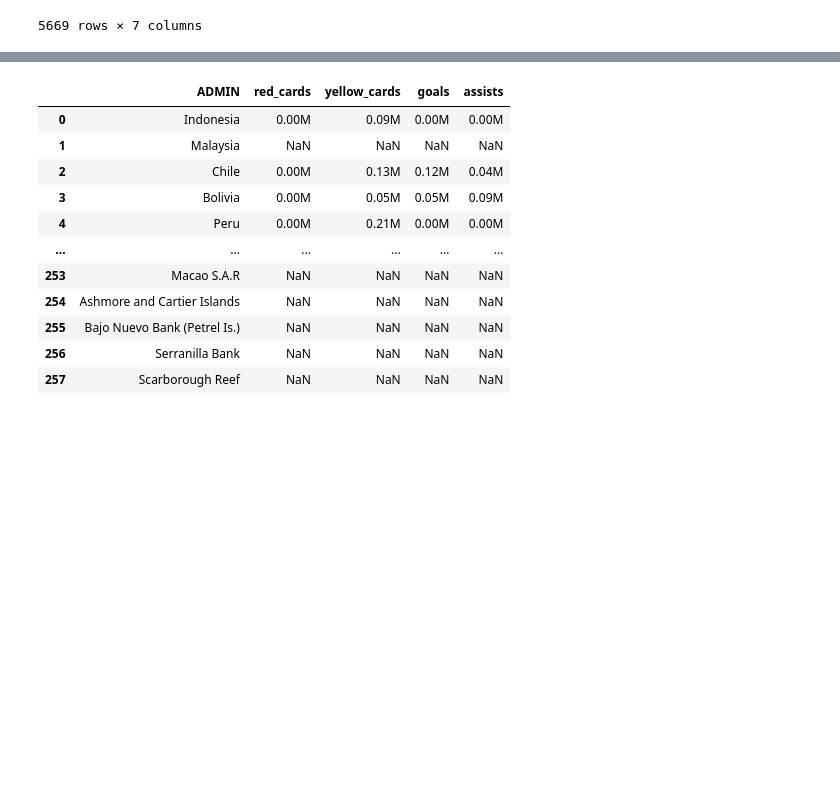
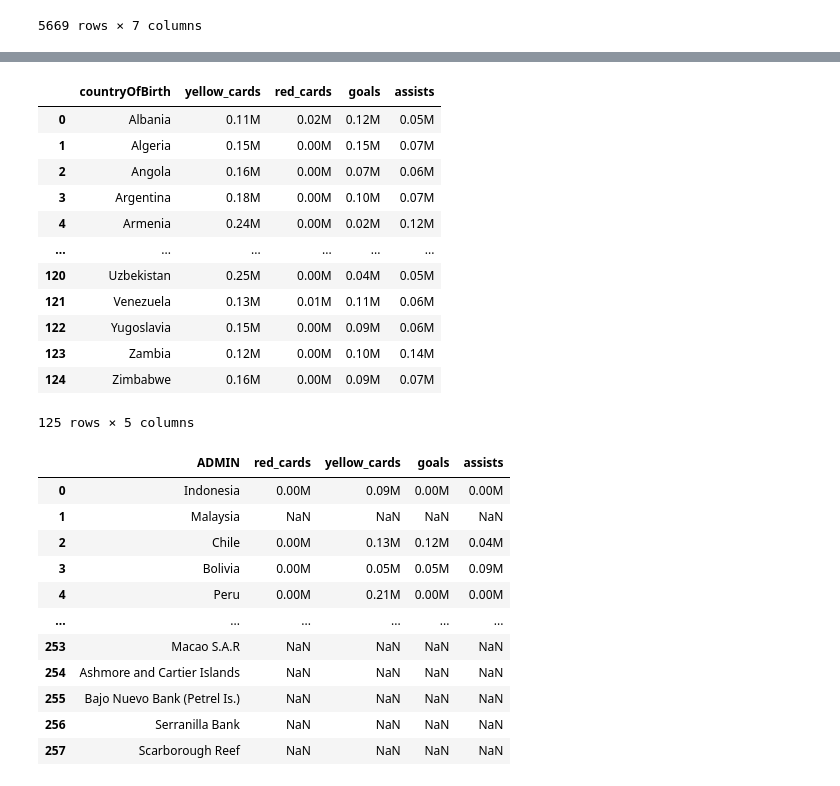
Before and after one commit to IJN-Shalma/ProgettoTWebIUM2023-2024UniTO, a Jupyter notebook: CapraraZhou/solution/JupyterDataAnalysis/WorldAnalysis.ipynb, the cells around one changed output, grey strips where cells are left out. Saved outputs shown, nothing was run; the diff lists cells and outputs as text; code cells hidden in the pictures; blank space fills up the shorter version.

```diff
--- a/CapraraZhou/solution/JupyterDataAnalysis/WorldAnalysis.ipynb
+++ b/CapraraZhou/solution/JupyterDataAnalysis/WorldAnalysis.ipynb
@@ -246 +247,25 @@ player_countries_stats
+# %%
+# Like before, translate the countries of birth with the correct name used in the shapefile. Dataset will need to be grouped again.
+player_countries_stats['countryOfBirth'] = player_countries_stats['countryOfBirth'].map(translation_dictionary).fillna(player_countries_stats['countryOfBirth'])
+player_countries_stats = player_countries_stats.groupby('countryOfBirth').agg({
+    'yellow_cards': 'mean',
+    'red_cards': 'mean',
+    'goals': 'mean',
+    'assists': 'mean'
+}).reset_index()
+player_countries_stats
+# %% [output]
+|  | countryOfBirth | yellow_cards | red_cards | goals | assists |
+| 0 | Albania | 0.11M | 0.02M | 0.12M | 0.05M |
+| 1 | Algeria | 0.15M | 0.00M | 0.15M | 0.07M |
+| 2 | Angola | 0.16M | 0.00M | 0.07M | 0.06M |
+| 3 | Argentina | 0.18M | 0.00M | 0.10M | 0.07M |
+| 4 | Armenia | 0.24M | 0.00M | 0.02M | 0.12M |
+| ... | ... | ... | ... | ... | ... |
+| 120 | Uzbekistan | 0.25M | 0.00M | 0.04M | 0.05M |
+| 121 | Venezuela | 0.13M | 0.01M | 0.11M | 0.06M |
+| 122 | Yugoslavia | 0.15M | 0.00M | 0.09M | 0.06M |
+| 123 | Zambia | 0.12M | 0.00M | 0.10M | 0.14M |
+| 124 | Zimbabwe | 0.16M | 0.00M | 0.09M | 0.07M |
+125 rows × 5 columns
 # %%
```
Also changed, not shown: parts of 14 cells of this notebook, 2 other files.
